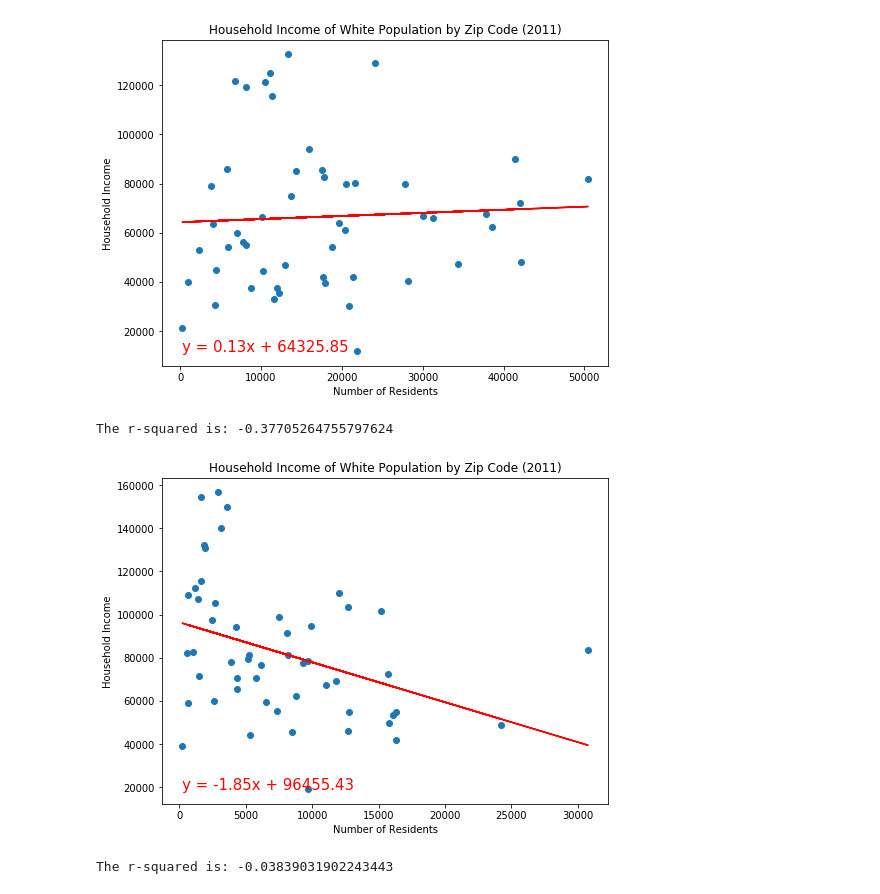
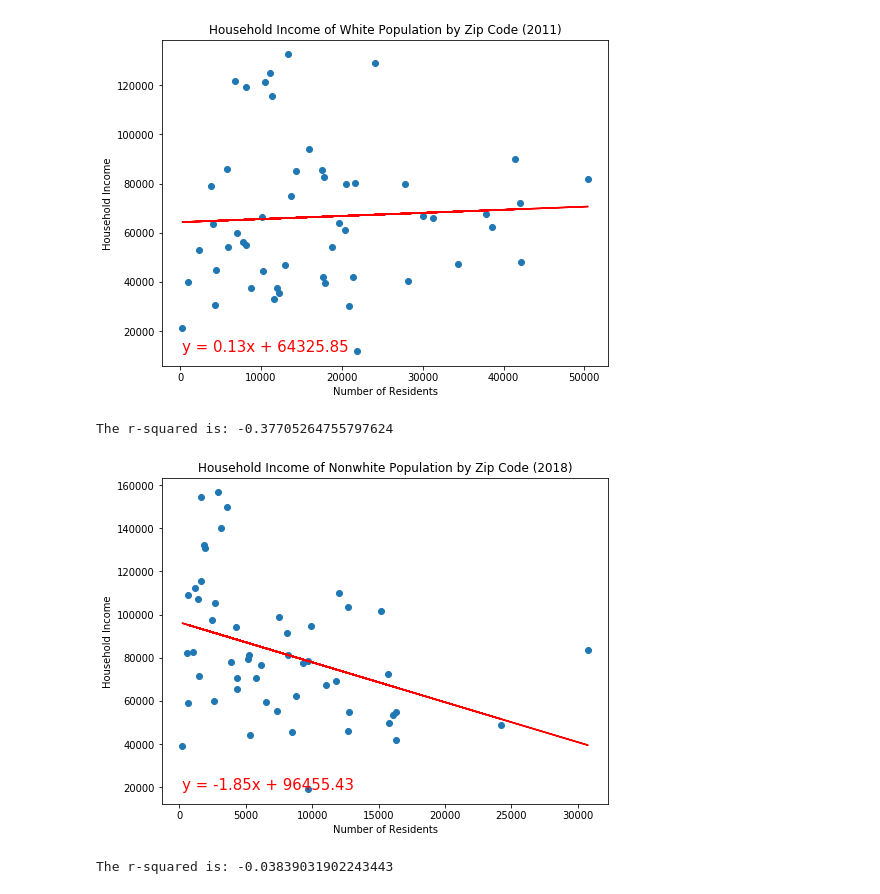
Before and after one commit to travis-tyler/AustinPopulationData, a Jupyter notebook: Travis/code/AustinTrends.ipynb, the cells around one changed output. Saved outputs shown, nothing was run; the diff lists cells and outputs as text; code cells hidden in the pictures.

```diff
--- a/Travis/code/AustinTrends.ipynb
+++ b/Travis/code/AustinTrends.ipynb
@@ -107,13 +142,11 @@ tax_df_2011 = tax_df_2011.rename(columns={'ZIPCODE':'Zip',
                                 'N2':'Number of Exemptions (2011)',
                                 'A00100':'Adjusted Gross Income (AGI) (2011)'})
 
-tax_df_2011 = tax_df_2011.loc[tax_df_2011['Zip']!=0]
-tax_df_2011 = tax_df_2011.loc[tax_df_2011['Zip']!=99999]
 tax_df_2011 = tax_df_2011.loc[tax_df_2011['STATE']=='TX']
 
 path_tax_2017 = '../../resources/Tax_Data/IRS_Zip_2017.csv'
 
-tax_df_2017 = pd.DataFrame(pd.read_csv(path_tax_2016))
+tax_df_2017 = pd.DataFrame(pd.read_csv(path_tax_2017))
 
 tax_df_2017 = tax_df_2017.rename(columns={'zipcode':'Zip',
                                 'agi_stub':'Tax Bracket',
@@ -121,6 +154,4 @@ tax_df_2017 = tax_df_2017.rename(columns={'zipcode':'Zip',
                                 'N2':'Number of Exemptions (2017)',
                                 'A00100':'Adjusted Gross Income (AGI) (2017)'})
 
-tax_df_2017 = tax_df_2017.loc[tax_df_2017['Zip']!=0]
-tax_df_2017 = tax_df_2017.loc[tax_df_2017['Zip']!=99999]
 tax_df_2017 = tax_df_2017.loc[tax_df_2017['STATE']=='TX']
@@ -262,10 +295,12 @@ Total 2017 returns and Exemptions: 2035770
 # %%
 total_agi = pd.DataFrame({'2011':atx_agi_2011.loc['Total AGI'],'2017':atx_agi_2017.loc['Total AGI']})
 total_agi.plot(kind='bar',figsize=(8,6))
-plt.title('Austin Total Adjusted Gross Income by Tax Bracket')
+title = 'Austin Total Adjusted Gross Income by Tax Bracket'
+plt.title(title)
 plt.ylabel('AGI ($)')
 plt.xlabel('Tax Bracket')
 print(f'Total 2011 adjusted gross income: {round(total_agi["2011"].sum(),0)}')
 print(f'Total 2017 adjusted gross income: {total_agi["2017"].sum()}')
+plt.savefig(f'../../Output_Data/{title}.png',dpi=100)
 # %% [output]
 Total 2011 adjusted gross income: 44715147.0
@@ -390,12 +488,14 @@ Figure(layout=FigureLayout(border='1px solid black', height='750px', margin='0 a
 austin_geocords = []
 house_income_2011 = []
 house_income_2012 = []
+house_income_2018 = []
 
 
 for index, row in austin_geo_df.iterrows():
     austin_geocords.append((row['Latitude'], row['Longitude']))
     house_income_2011.append(row['Household Income_2011'])
-    house_income_2012.append(row['Household Income_2011'])
+    house_income_2012.append(row['Household Income_2012'])
+    house_income_2018.append(row['Household Income_2018'])
 
 # Plot Heatmap
 figure_layout = {
@@ -496,11 +581,11 @@ regress(white_2011, house_income_2011, 'Household Income of White Population by
 The r-squared is: 0.05163137063658843
 [figure]
 # %%
-regress(nonwhite_2018, house_income_2018, 'Household Income of White Population by Zip Code (2011)',
+regress(nonwhite_2018, house_income_2018, 'Household Income of Nonwhite Population by Zip Code (2018)',
         'Number of Residents', 'Household Income')
 # %% [output]
 The r-squared is: -0.37705264755797624
-[figure, old version]
+[figure, new version]
 # %%
 regress(white_2018, house_income_2018, 'Household Income of White Population by Zip Code (2018)',
         'Number of Residents', 'Household Income')
```
Also changed, not shown: parts of 23 cells of this notebook, 9 other files.
